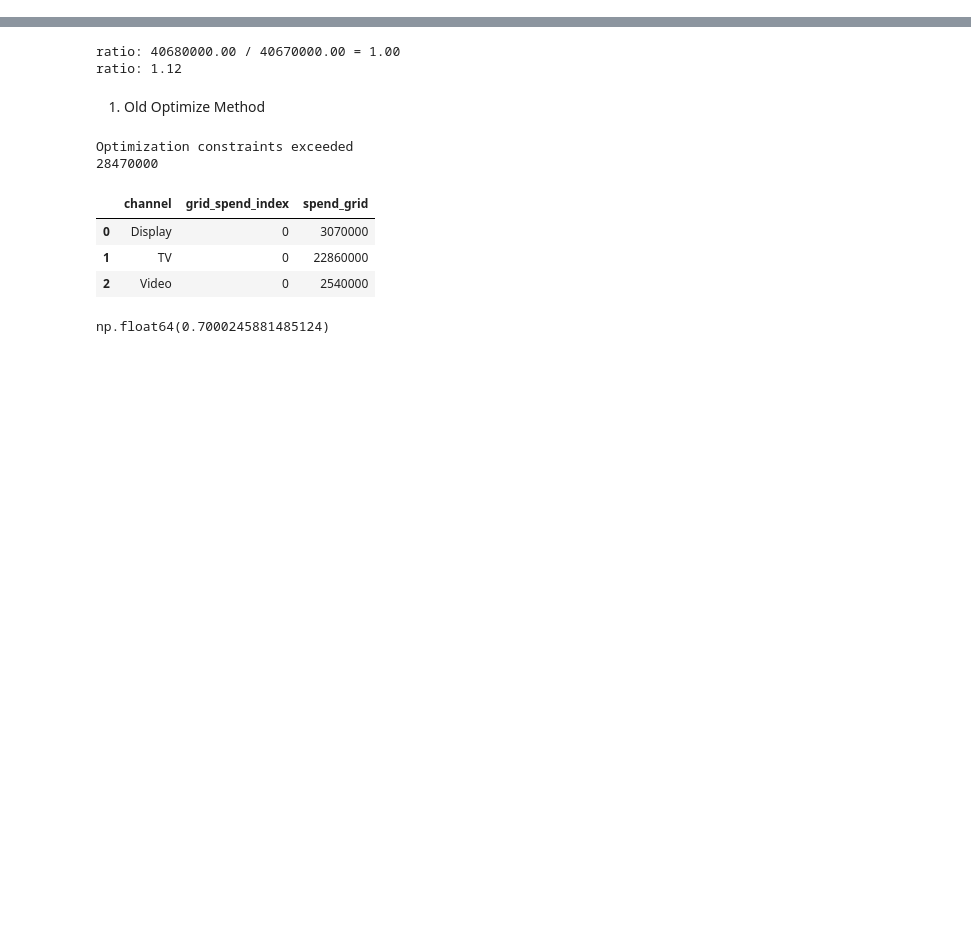
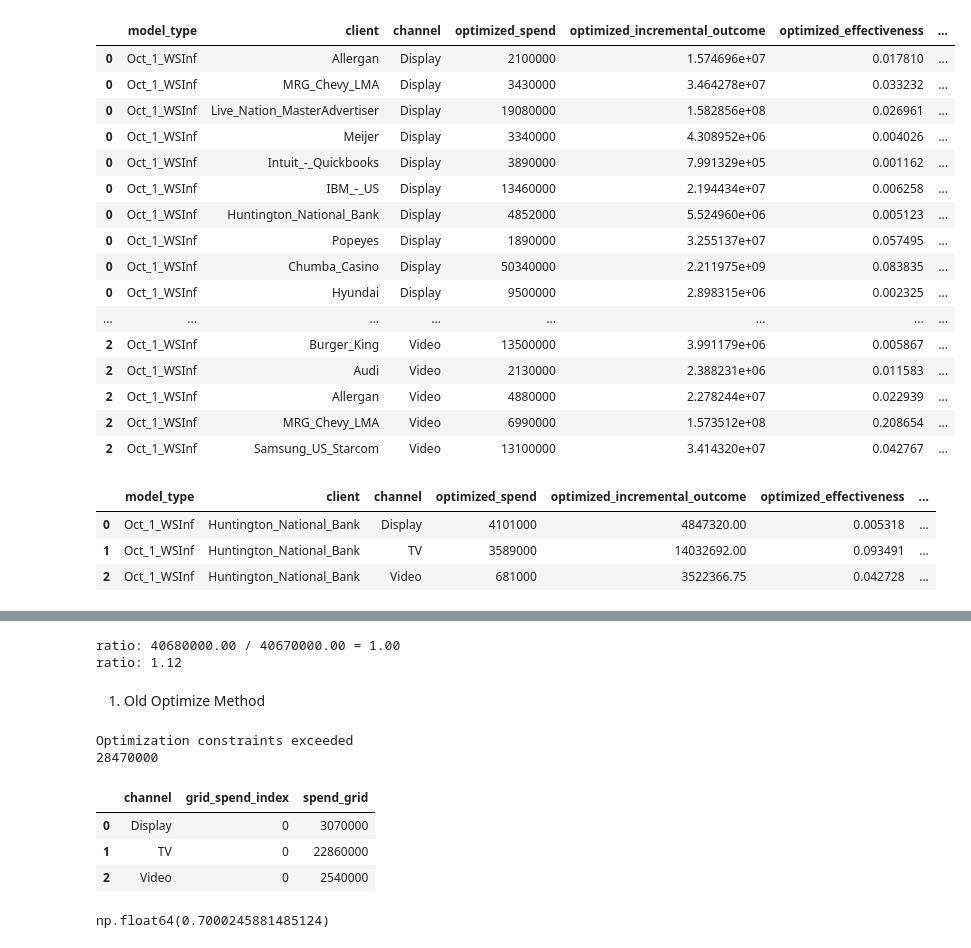
Before and after one commit to Mari1988/meridian, a Jupyter notebook: meridian/planner/notebooks/demo_planner.ipynb, the cells around one changed output, grey strips where cells are left out. Saved outputs shown, nothing was run; the diff lists cells and outputs as text; code cells hidden in the pictures; blank space fills up the shorter version.

```diff
--- a/meridian/planner/notebooks/demo_planner.ipynb
+++ b/meridian/planner/notebooks/demo_planner.ipynb
@@ -30,0 +29,20 @@ opt_period = {
+# %%
+opt_period = {
+    'Mazda': {'start_date': '2024-07-06', 'end_date': '2025-06-28'},
+    'Live_Nation_MasterAdvertiser': {'start_date': '2024-07-06','end_date': '2025-06-28'},
+    'Huntington_National_Bank': {'start_date': '2024-07-06', 'end_date': '2025-06-28'},
+    'Hyundai': {'start_date': '2024-07-06', 'end_date': '2025-06-28'},
+    'Burger_King': {'start_date': '2024-07-06', 'end_date': '2025-06-28'},
+    'IBM_-_US': {'start_date': '2024-07-06', 'end_date': '2025-06-28'},
+    'Meijer': {'start_date': '2024-07-06', 'end_date': '2025-06-28'},
+    'Audi': {'start_date': '2024-07-06', 'end_date': '2025-06-28'},
+    'MRG_Chevy_LMA': {'start_date': '2024-07-06', 'end_date': '2025-06-28'},
+    'Chumba_Casino': {'start_date': '2024-07-06', 'end_date': '2025-06-28'},
+    'Allergan': {'start_date': '2024-07-06', 'end_date': '2025-06-28'},
+    'Popeyes': {'start_date': '2024-07-06', 'end_date': '2025-06-28'},
+    'Samsung_US_Starcom': {'start_date': '2024-07-06', 'end_date': '2025-06-28'},
+    'Intuit_-_Quickbooks': {'start_date': '2024-07-06', 'end_date': '2025-06-28'}
+}
+
+opt_period = {k:opt_period[k] for k in sorted(opt_period)}
+advertisers = list(opt_period.keys())
@@ -71,12 +91,11 @@ optimization_config = {
   }
 }
 # %%
-advertisers = ['Popeyes', 'Allergan', 'MRG_Chevy_LMA', 'Mazda', 'Samsung_US_Starcom', 'Audi', 'Burger_King']
-
+model_types = ['Oct_1_WSInf']
 opt_results_all = {}
 total_list = []
 channel_list = []
-for model_type in ['default', 'champ']:
+for model_type in model_types:
   for client in advertisers:
     print(f"...... Optimizing {client} based on {model_type} model.......", sep='\n')
     opt_results_all[client] = {}
@@ -117,6 +136,6 @@ for model_type in ['default', 'champ']:
 # combine all the dataframes
 total_df = pd.concat(total_list)
 channel_df = pd.concat(channel_list)
-total_df.to_csv(f'{home_dir}/optimizer_outputs/total_level_comparison_summary.csv', index=False)
-channel_df.to_csv(f'{home_dir}/optimizer_outputs/channel_level_comparison_summary.csv', index=False)
+total_df.to_csv(f'{home_dir}/optimizer_outputs/total_level_comparison_summary_{'_'.join(model_types)}.csv', index=False)
+channel_df.to_csv(f'{home_dir}/optimizer_outputs/channel_level_comparison_summary_{'_'.join(model_types)}.csv', index=False)
 # %% [output]
@@ -167,0 +195,27 @@ total_df.query('model_type == "champ"')
+# %%
+channel_df.sort_values(by=['channel'])
+# %% [output]
+|  | model_type | client | channel | optimized_spend | optimized_incremental_outcome | optimized_effectiveness | ... |
+| 0 | Oct_1_WSInf | Allergan | Display | 2100000 | 1.574696e+07 | 0.017810 | ... |
+| 0 | Oct_1_WSInf | MRG_Chevy_LMA | Display | 3430000 | 3.464278e+07 | 0.033232 | ... |
+| 0 | Oct_1_WSInf | Live_Nation_MasterAdvertiser | Display | 19080000 | 1.582856e+08 | 0.026961 | ... |
+| 0 | Oct_1_WSInf | Meijer | Display | 3340000 | 4.308952e+06 | 0.004026 | ... |
+| 0 | Oct_1_WSInf | Intuit_-_Quickbooks | Display | 3890000 | 7.991329e+05 | 0.001162 | ... |
+| 0 | Oct_1_WSInf | IBM_-_US | Display | 13460000 | 2.194434e+07 | 0.006258 | ... |
+| 0 | Oct_1_WSInf | Huntington_National_Bank | Display | 4852000 | 5.524960e+06 | 0.005123 | ... |
+| 0 | Oct_1_WSInf | Popeyes | Display | 1890000 | 3.255137e+07 | 0.057495 | ... |
+| 0 | Oct_1_WSInf | Chumba_Casino | Display | 50340000 | 2.211975e+09 | 0.083835 | ... |
+| 0 | Oct_1_WSInf | Hyundai | Display | 9500000 | 2.898315e+06 | 0.002325 | ... |
+| ... | ... | ... | ... | ... | ... | ... | ... |
+| 2 | Oct_1_WSInf | Burger_King | Video | 13500000 | 3.991179e+06 | 0.005867 | ... |
+| 2 | Oct_1_WSInf | Audi | Video | 2130000 | 2.388231e+06 | 0.011583 | ... |
+| 2 | Oct_1_WSInf | Allergan | Video | 4880000 | 2.278244e+07 | 0.022939 | ... |
+| 2 | Oct_1_WSInf | MRG_Chevy_LMA | Video | 6990000 | 1.573512e+08 | 0.208654 | ... |
+| 2 | Oct_1_WSInf | Samsung_US_Starcom | Video | 13100000 | 3.414320e+07 | 0.042767 | ... |
+# %%
+channel_df.sort_values(by=['channel'])
+# %% [output]
+|  | model_type | client | channel | optimized_spend | optimized_incremental_outcome | optimized_effectiveness | ... |
+| 0 | Oct_1_WSInf | Huntington_National_Bank | Display | 4101000 | 4847320.00 | 0.005318 | ... |
+| 1 | Oct_1_WSInf | Huntington_National_Bank | TV | 3589000 | 14032692.00 | 0.093491 | ... |
+| 2 | Oct_1_WSInf | Huntington_National_Bank | Video | 681000 | 3522366.75 | 0.042728 | ... |
```
Also changed, not shown: parts of 10 cells of this notebook, 21 other files.
